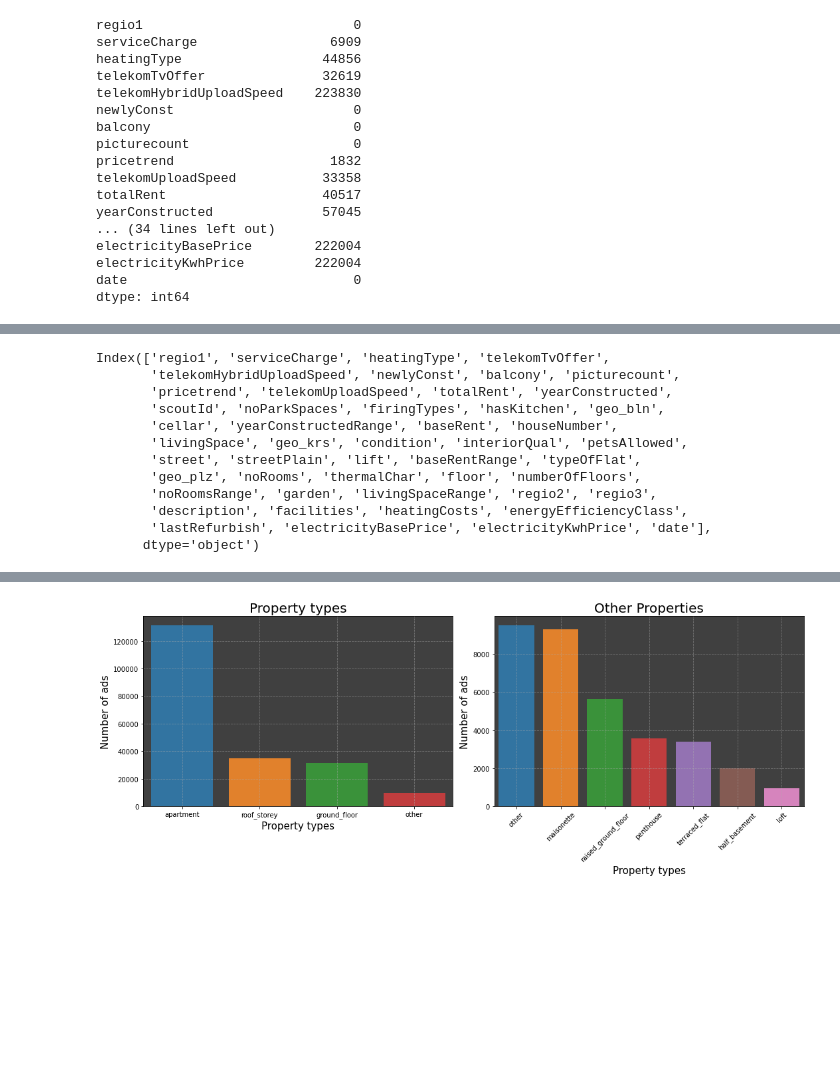
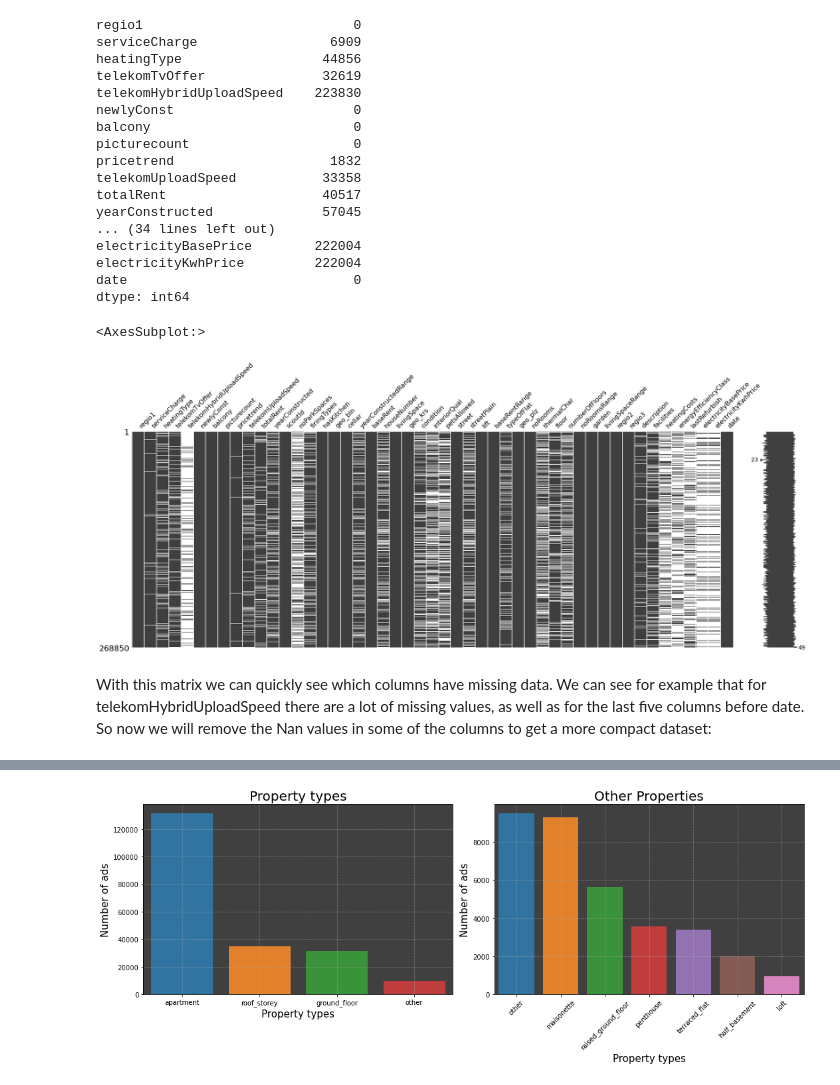
Before and after one commit to eriglesias/housing_prices_DEU, a Jupyter notebook: housing_analysis_de.ipynb, the cells around one changed output, grey strips where cells are left out. Cells and saved outputs as stored; diff of their text form; code cells hidden in the pictures; blank space fills up the shorter version.

Commit message:
Adding comments to the dataset and reorganizing the notebook, first approach to split the dataset train and test

```diff
--- a/housing_analysis_de.ipynb
+++ b/housing_analysis_de.ipynb
@@ -72,6 +142,15 @@ electricityBasePrice        222004
 electricityKwhPrice         222004
 date                             0
 dtype: int64
+# %%
+#Plot graphic of missing values (if there is any missing data)
+import missingno
+missingno.matrix(housing,figsize =(30,10))
+# %% [output]
+<AxesSubplot:>
+[figure, added]
+# %% [markdown]
+With this matrix we can quickly see which columns have missing data. We can see for example that for telekomHybridUploadSpeed there are a lot of missing values, as well as for the last five columns before date. So now we will remove the Nan values in some of the columns to get a more compact dataset:
 # %%
 housing.dropna(subset= ['totalRent','serviceCharge','lastRefurbish'])
 # %% [output]
@@ -104,18 +183,3 @@ housing[housing.isnull().any(axis=1)]
 | 268848 | Nordrhein_Westfalen | 175.00 | heat_pump | NaN | NaN | True | True | ... |
 | 268849 | Hessen | 315.00 | central_heating | NaN | NaN | False | True | ... |
 268817 rows × 49 columns
-# %%
-housing.columns
-# %% [output]
-Index(['regio1', 'serviceCharge', 'heatingType', 'telekomTvOffer',
-       'telekomHybridUploadSpeed', 'newlyConst', 'balcony', 'picturecount',
-       'pricetrend', 'telekomUploadSpeed', 'totalRent', 'yearConstructed',
-       'scoutId', 'noParkSpaces', 'firingTypes', 'hasKitchen', 'geo_bln',
-       'cellar', 'yearConstructedRange', 'baseRent', 'houseNumber',
-       'livingSpace', 'geo_krs', 'condition', 'interiorQual', 'petsAllowed',
-       'street', 'streetPlain', 'lift', 'baseRentRange', 'typeOfFlat',
-       'geo_plz', 'noRooms', 'thermalChar', 'floor', 'numberOfFloors',
-       'noRoomsRange', 'garden', 'livingSpaceRange', 'regio2', 'regio3',
-       'description', 'facilities', 'heatingCosts', 'energyEfficiencyClass',
-       'lastRefurbish', 'electricityBasePrice', 'electricityKwhPrice', 'date'],
-      dtype='object')
```
Also changed, not shown: parts of 26 cells of this notebook.
